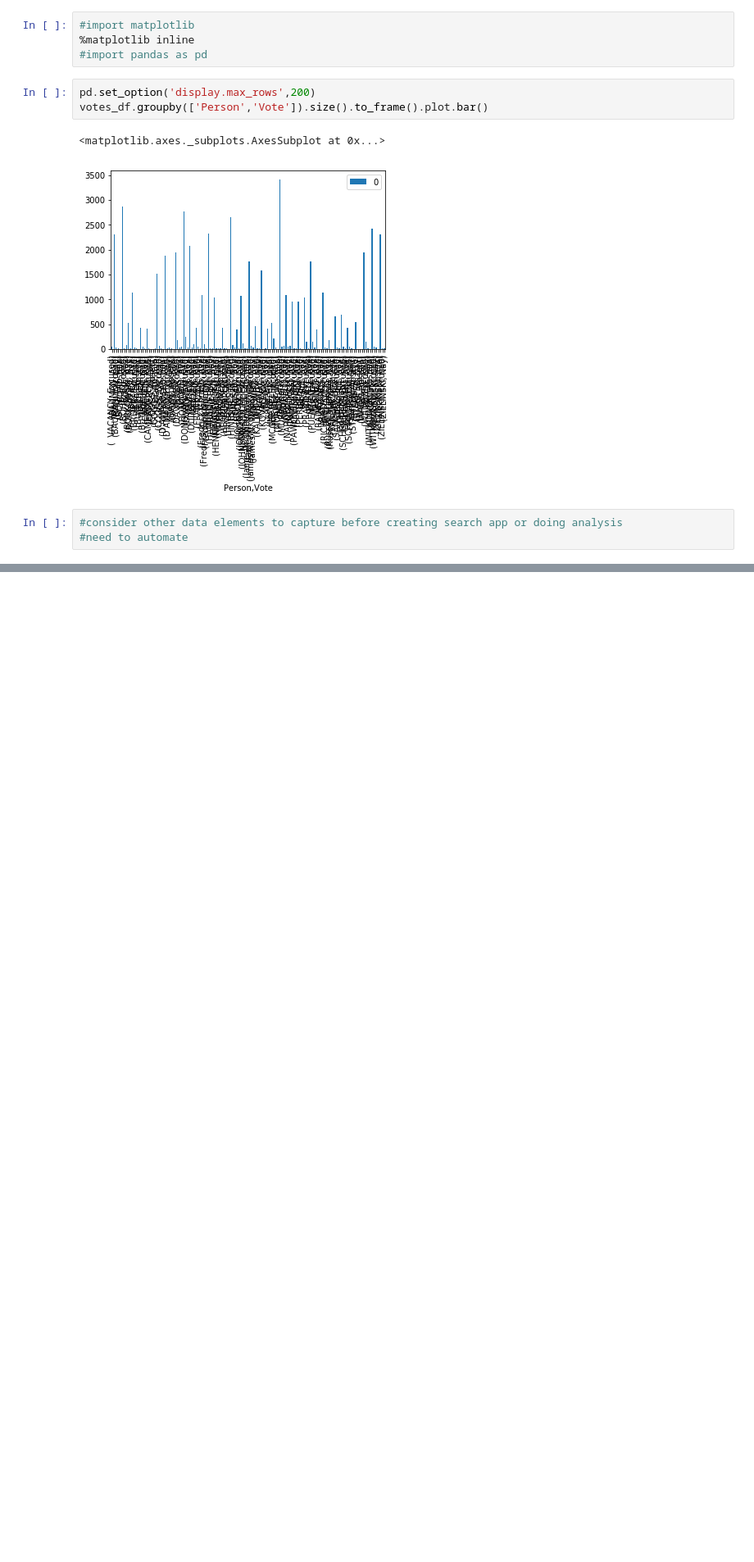
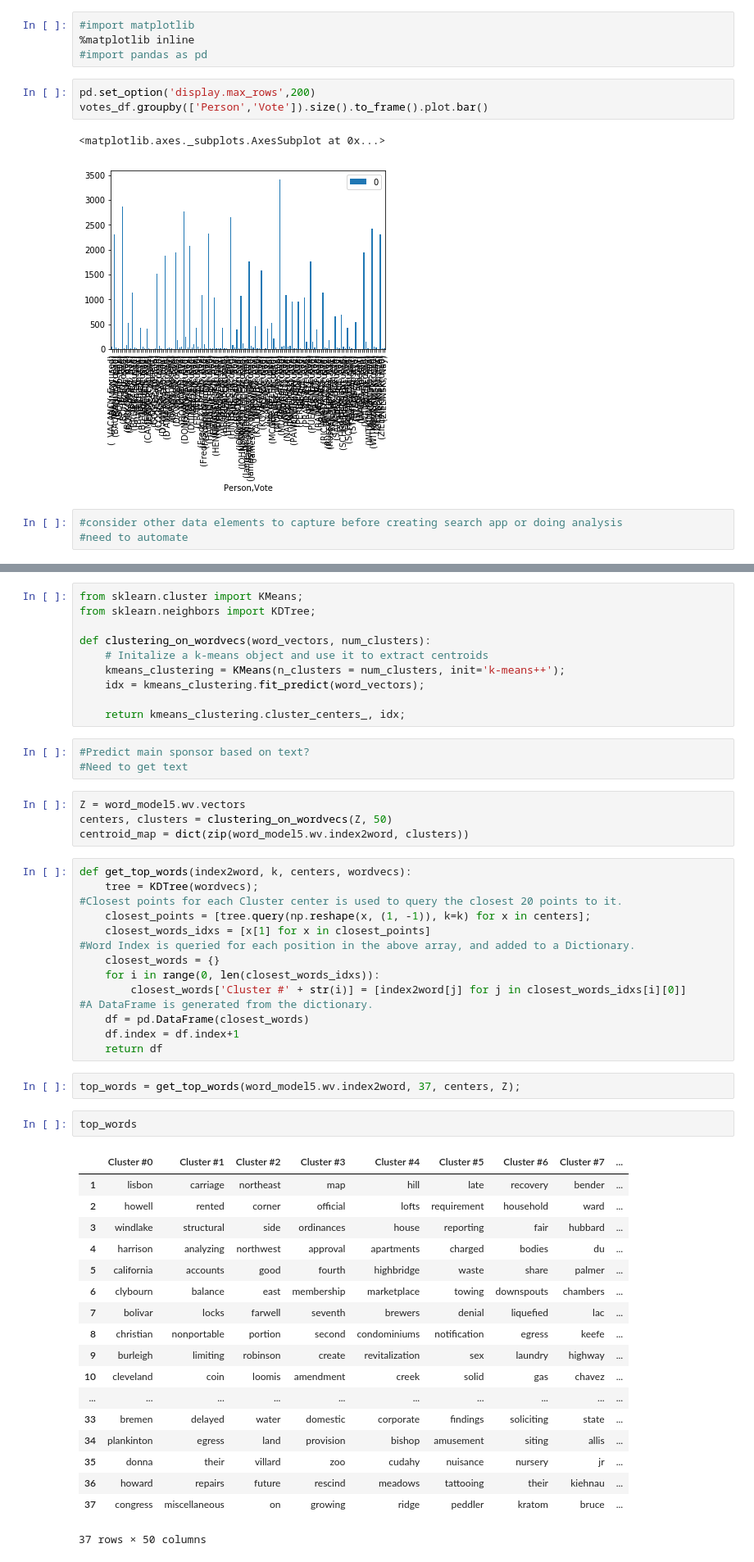
Before and after one commit to Aycrazy/voting_records_mke, a Jupyter notebook: get_voting_records.ipynb, the cells around one changed output, grey strips where cells are left out. Shown: that part at 82% size. Cells and saved outputs as stored; diff of their text form; blank space fills up the shorter version.

Commit message:
experimenting with text clustering -- Note there are diversions between work and home versions now

```diff
--- a/get_voting_records.ipynb
+++ b/get_voting_records.ipynb
@@ -790,0 +959,54 @@ print(scp.tag(words))
+# %%
+from sklearn.cluster import KMeans;
+from sklearn.neighbors import KDTree;
+
+def clustering_on_wordvecs(word_vectors, num_clusters):
+    # Initalize a k-means object and use it to extract centroids
+    kmeans_clustering = KMeans(n_clusters = num_clusters, init='k-means++');
+    idx = kmeans_clustering.fit_predict(word_vectors);
+
+    return kmeans_clustering.cluster_centers_, idx;
+# %%
+#Predict main sponsor based on text?
+#Need to get text
+# %%
+Z = word_model5.wv.vectors
+centers, clusters = clustering_on_wordvecs(Z, 50)
+centroid_map = dict(zip(word_model5.wv.index2word, clusters))
+# %%
+def get_top_words(index2word, k, centers, wordvecs):
+    tree = KDTree(wordvecs);
+#Closest points for each Cluster center is used to query the closest 20 points to it.
+    closest_points = [tree.query(np.reshape(x, (1, -1)), k=k) for x in centers];
+    closest_words_idxs = [x[1] for x in closest_points]
+#Word Index is queried for each position in the above array, and added to a Dictionary.
+    closest_words = {}
+    for i in range(0, len(closest_words_idxs)):
+        closest_words['Cluster #' + str(i)] = [index2word[j] for j in closest_words_idxs[i][0]]
+#A DataFrame is generated from the dictionary.
+    df = pd.DataFrame(closest_words)
+    df.index = df.index+1
+    return df
+# %%
+top_words = get_top_words(word_model5.wv.index2word, 37, centers, Z);
+# %%
+top_words
+# %% [output]
+|  | Cluster #0 | Cluster #1 | Cluster #2 | Cluster #3 | Cluster #4 | Cluster #5 | Cluster #6 | Cluster #7 | ... |
+| 1 | lisbon | carriage | northeast | map | hill | late | recovery | bender | ... |
+| 2 | howell | rented | corner | official | lofts | requirement | household | ward | ... |
+| 3 | windlake | structural | side | ordinances | house | reporting | fair | hubbard | ... |
+| 4 | harrison | analyzing | northwest | approval | apartments | charged | bodies | du | ... |
+| 5 | california | accounts | good | fourth | highbridge | waste | share | palmer | ... |
+| 6 | clybourn | balance | east | membership | marketplace | towing | downspouts | chambers | ... |
+| 7 | bolivar | locks | farwell | seventh | brewers | denial | liquefied | lac | ... |
+| 8 | christian | nonportable | portion | second | condominiums | notification | egress | keefe | ... |
+| 9 | burleigh | limiting | robinson | create | revitalization | sex | laundry | highway | ... |
+| 10 | cleveland | coin | loomis | amendment | creek | solid | gas | chavez | ... |
+| ... | ... | ... | ... | ... | ... | ... | ... | ... | ... |
+| 33 | bremen | delayed | water | domestic | corporate | findings | soliciting | state | ... |
+| 34 | plankinton | egress | land | provision | bishop | amusement | siting | allis | ... |
+| 35 | donna | their | villard | zoo | cudahy | nuisance | nursery | jr | ... |
+| 36 | howard | repairs | future | rescind | meadows | tattooing | their | kiehnau | ... |
+| 37 | congress | miscellaneous | on | growing | ridge | peddler | kratom | bruce | ... |
+37 rows × 50 columns
```
Also changed, not shown: parts of 23 cells of this notebook, 2 other files.
